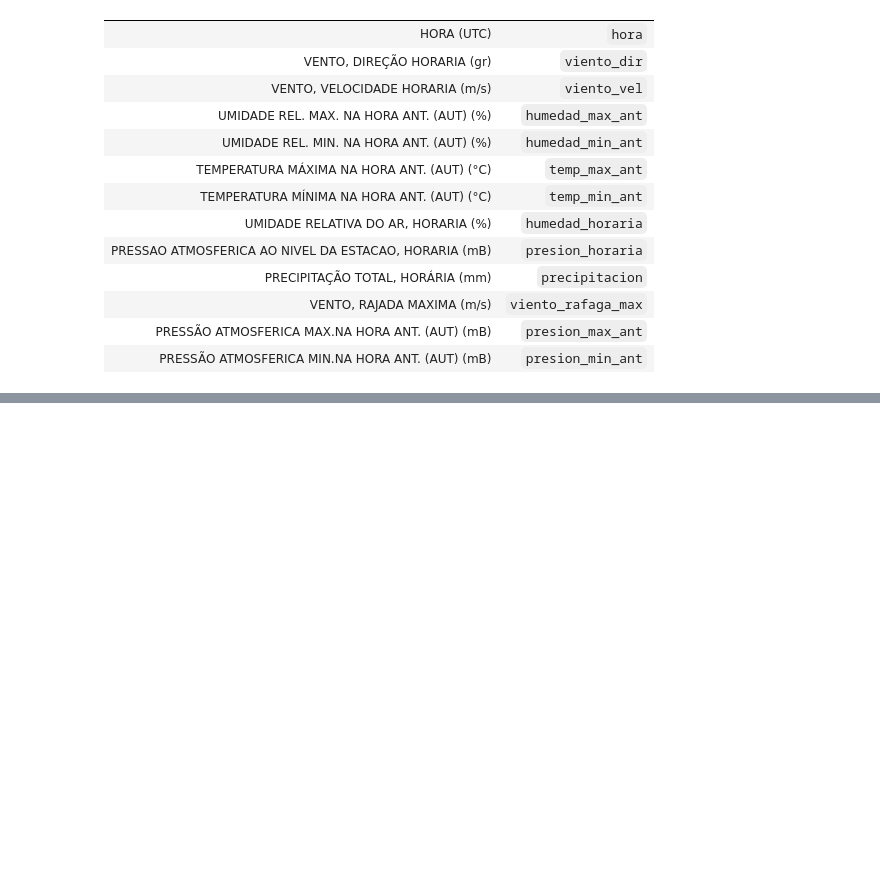
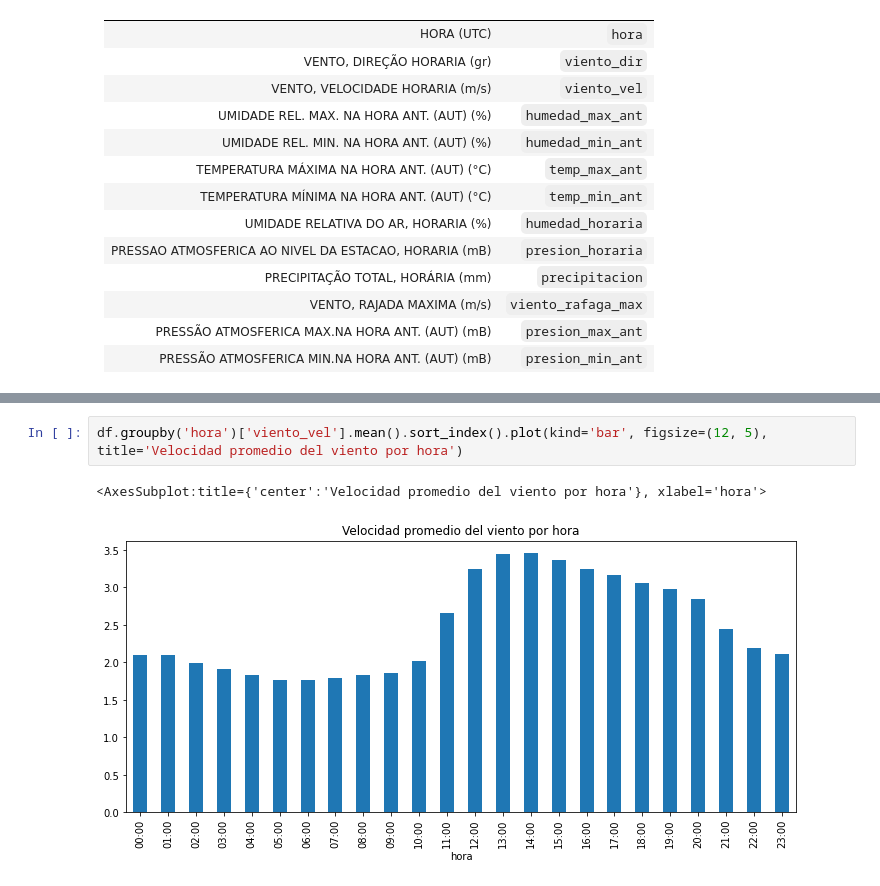
Before and after one commit to Iaibanez/Parcial1ML, a Jupyter notebook: _sources/Ejercicio1.ipynb, the cells around one changed output, grey strips where cells are left out. Saved outputs shown, nothing was run; the diff lists cells and outputs as text; blank space fills up the shorter version.

```diff
--- a/_sources/Ejercicio1.ipynb
+++ b/_sources/Ejercicio1.ipynb
@@ -92,0 +171,5 @@ Name: viento_dir, dtype: float64
+# %%
+df.groupby('hora')['viento_vel'].mean().sort_index().plot(kind='bar', figsize=(12, 5), title='Velocidad promedio del viento por hora')
+# %% [output]
+<AxesSubplot:title={'center':'Velocidad promedio del viento por hora'}, xlabel='hora'>
+[figure, added]
```
Also changed, not shown: parts of 25 cells of this notebook, 13 other files.
